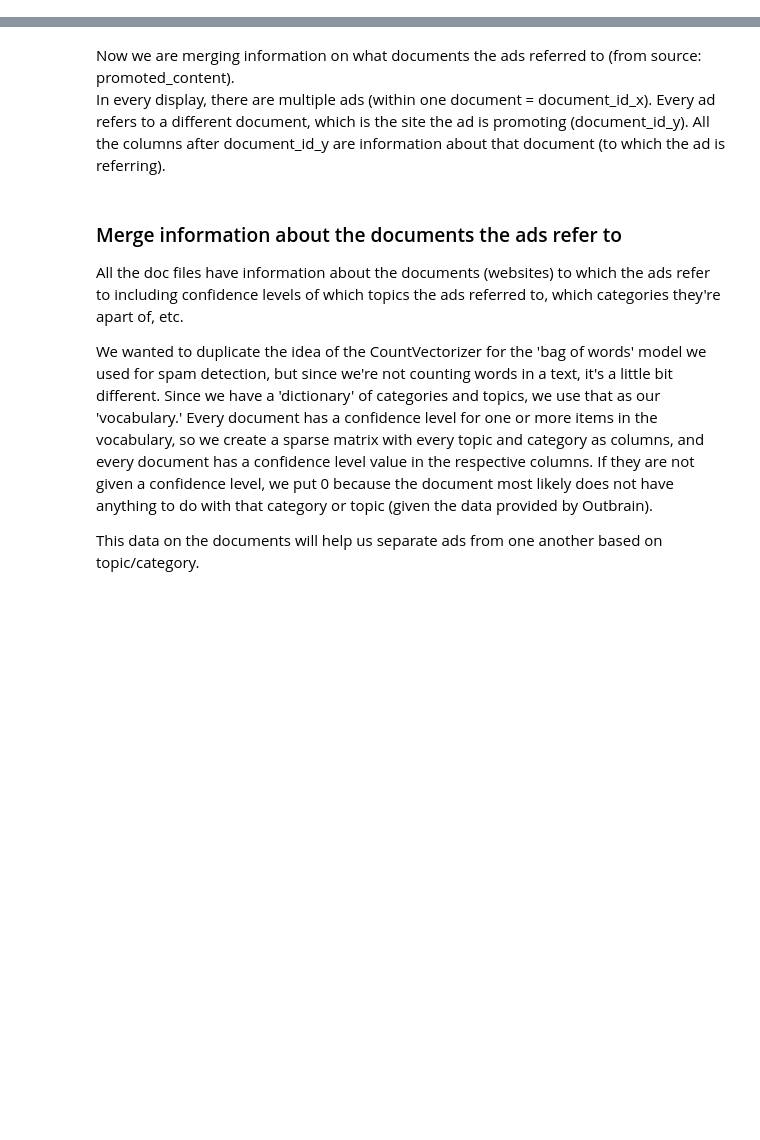
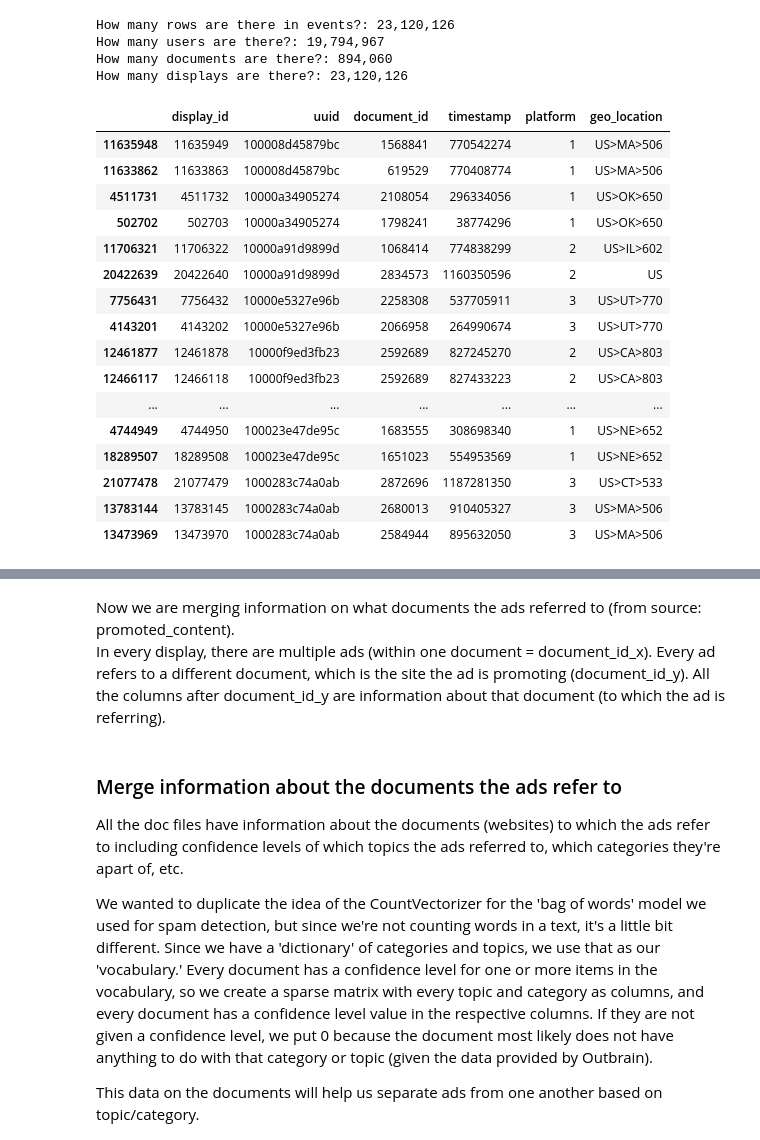
Before and after one commit to sarahkelley/w207_final_project_Cluster-F, a Jupyter notebook: Data_Wrangling_Lisa.ipynb, the cells around one changed output, grey strips where cells are left out. Drawn from its saved outputs; the diff is of its cells as text; code cells hidden in the pictures; blank space fills up the shorter version.

```diff
--- a/Data_Wrangling_Lisa.ipynb
+++ b/Data_Wrangling_Lisa.ipynb
@@ -125,0 +215,36 @@ data = format_data(clicks_train)
+# %%
+print('How many rows are there in events?: {:,}'.format(len(events_og)))
+print('How many users are there?: {:,}'.format(len(events_og.uuid.unique())))
+print('How many documents are there?: {:,}'.format(len(events_og.document_id.unique())))
+print('How many displays are there?: {:,}'.format(len(events_og.display_id.unique())))
+# %% [output]
+How many rows are there in events?: 23,120,126
+How many users are there?: 19,794,967
+How many documents are there?: 894,060
+How many displays are there?: 23,120,126
+# %%
+seen = set()
+dup = set()
+for i in events_og.uuid:
+    if i in seen:
+        dup.add(i)
+    seen.add(i)
+events_og[events_og.uuid.isin(dup)].sort_values(by='uuid')[:20]
+# %% [output]
+|  | display_id | uuid | document_id | timestamp | platform | geo_location |
+| 11635948 | 11635949 | 100008d45879bc | 1568841 | 770542274 | 1 | US>MA>506 |
+| 11633862 | 11633863 | 100008d45879bc | 619529 | 770408774 | 1 | US>MA>506 |
+| 4511731 | 4511732 | 10000a34905274 | 2108054 | 296334056 | 1 | US>OK>650 |
+| 502702 | 502703 | 10000a34905274 | 1798241 | 38774296 | 1 | US>OK>650 |
+| 11706321 | 11706322 | 10000a91d9899d | 1068414 | 774838299 | 2 | US>IL>602 |
+| 20422639 | 20422640 | 10000a91d9899d | 2834573 | 1160350596 | 2 | US |
+| 7756431 | 7756432 | 10000e5327e96b | 2258308 | 537705911 | 3 | US>UT>770 |
+| 4143201 | 4143202 | 10000e5327e96b | 2066958 | 264990674 | 3 | US>UT>770 |
+| 12461877 | 12461878 | 10000f9ed3fb23 | 2592689 | 827245270 | 2 | US>CA>803 |
+| 12466117 | 12466118 | 10000f9ed3fb23 | 2592689 | 827433223 | 2 | US>CA>803 |
+| ... | ... | ... | ... | ... | ... | ... |
+| 4744949 | 4744950 | 100023e47de95c | 1683555 | 308698340 | 1 | US>NE>652 |
+| 18289507 | 18289508 | 100023e47de95c | 1651023 | 554953569 | 1 | US>NE>652 |
+| 21077478 | 21077479 | 1000283c74a0ab | 2872696 | 1187281350 | 3 | US>CT>533 |
+| 13783144 | 13783145 | 1000283c74a0ab | 2680013 | 910405327 | 3 | US>MA>506 |
+| 13473969 | 13473970 | 1000283c74a0ab | 2584944 | 895632050 | 3 | US>MA>506 |
```
Also changed, not shown: parts of 51 cells of this notebook, 1 other file.
